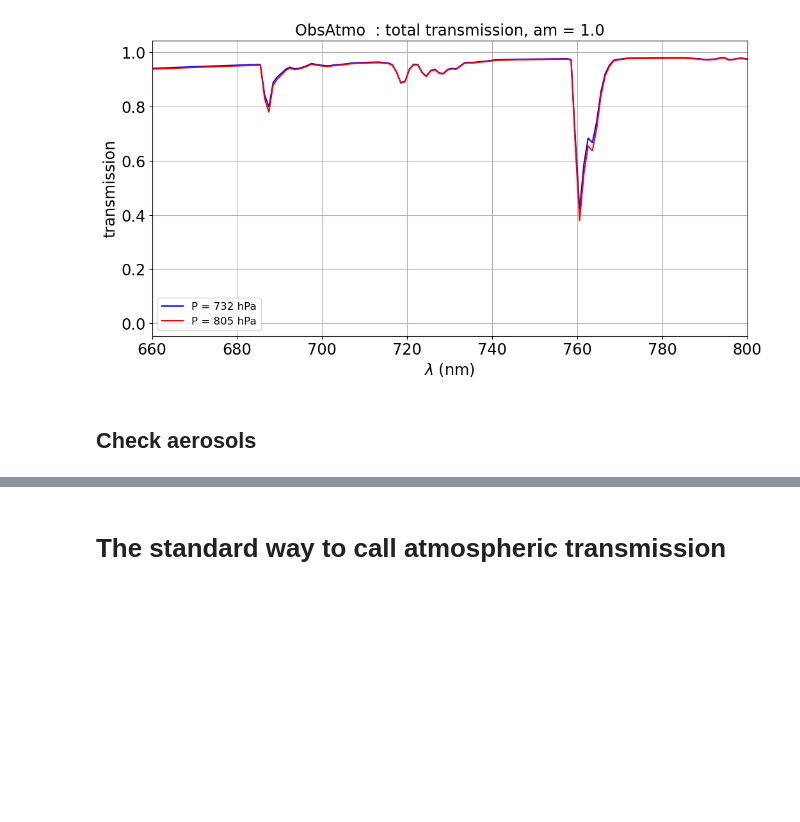
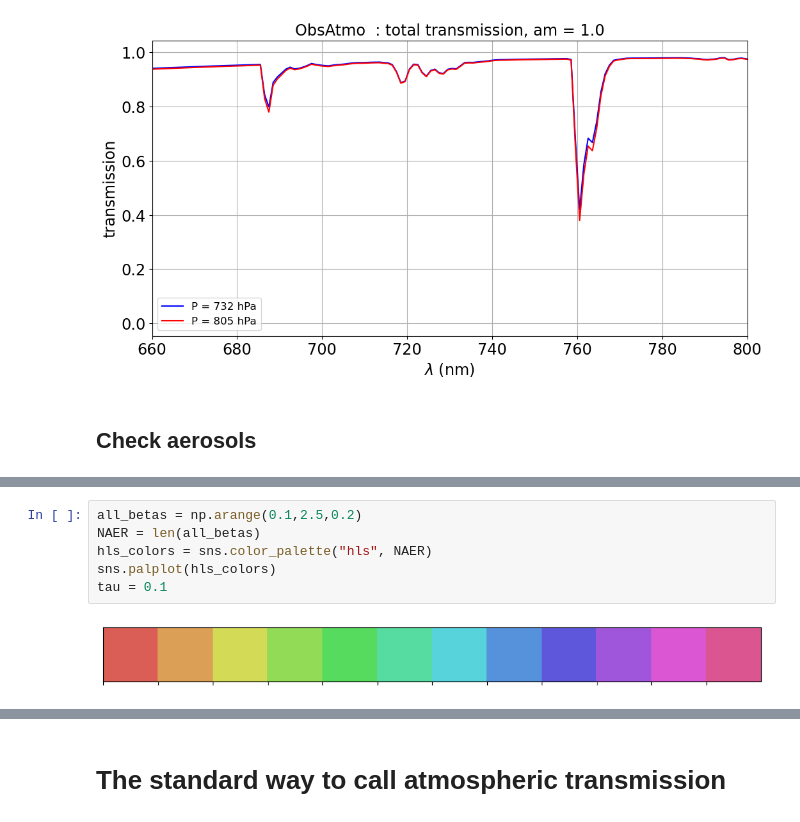
Before and after one commit to LSSTDESC/getObsAtmo, a Jupyter notebook: docs/notebooks/intro_notebook.ipynb, the cells around one changed output, grey strips where cells are left out. Saved outputs shown, nothing was run; the diff lists cells and outputs as text; blank space fills up the shorter version.

```diff
--- a/docs/notebooks/intro_notebook.ipynb
+++ b/docs/notebooks/intro_notebook.ipynb
@@ -288,0 +315,8 @@ ax.legend()
+# %%
+all_betas = np.arange(0.1,2.5,0.2)
+NAER = len(all_betas)
+hls_colors = sns.color_palette("hls", NAER)
+sns.palplot(hls_colors)
+tau = 0.1
+# %% [output]
+[figure, added]
```
Also changed, not shown: parts of 5 cells of this notebook, 18 other files.
